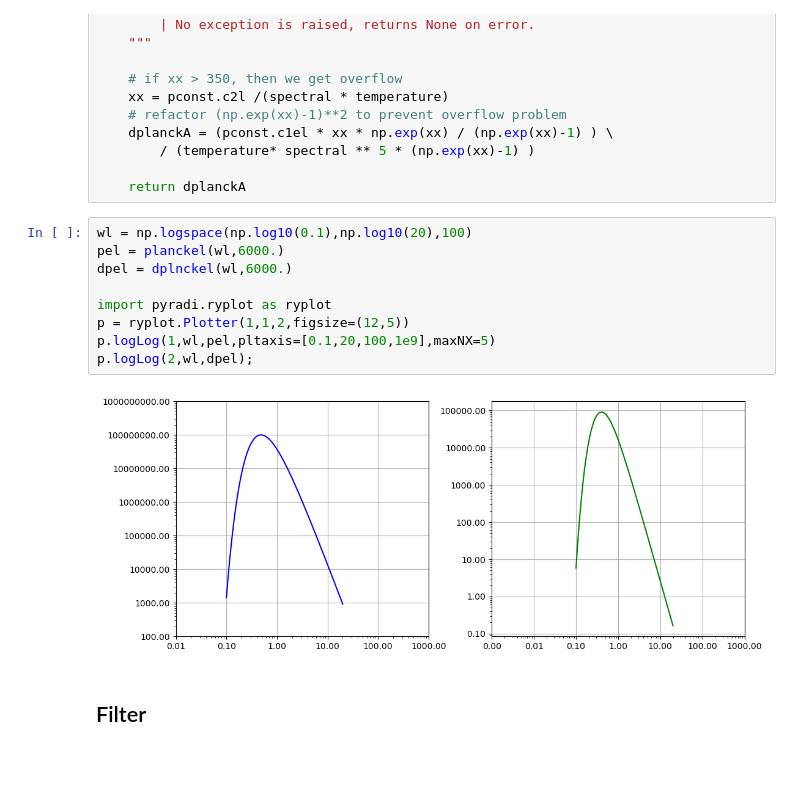
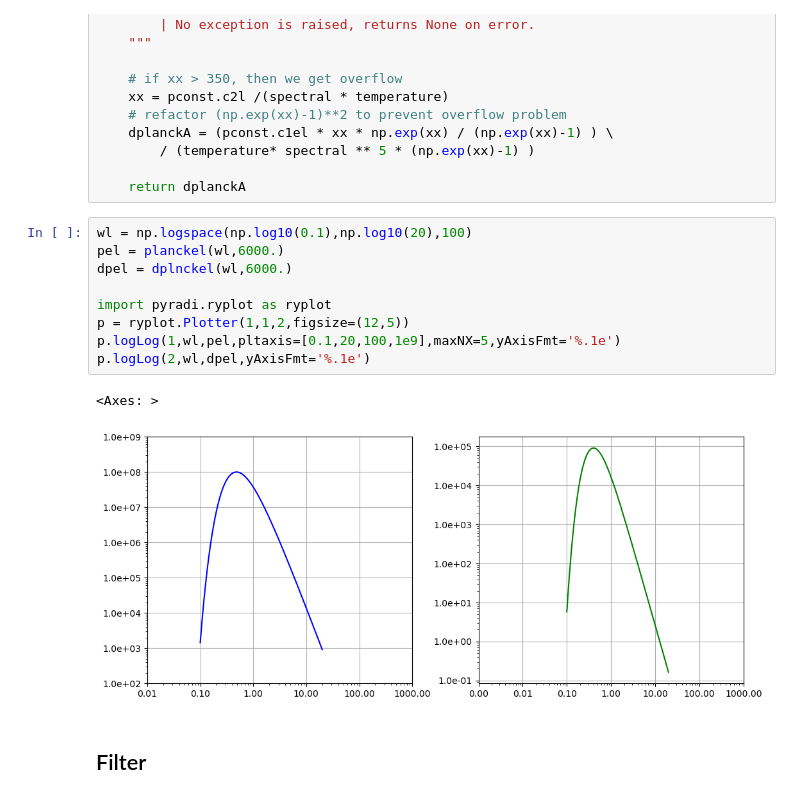
Before and after one commit to NelisW/pyradi, a Jupyter notebook: pyradi/examples/bookcode.ipynb, the cells around one changed output. Saved outputs shown, nothing was run; the diff lists cells and outputs as text; blank space fills up the shorter version.

```diff
--- a/pyradi/examples/bookcode.ipynb
+++ b/pyradi/examples/bookcode.ipynb
@@ -108,14 +108,15 @@ def dplnckel(spectral, temperature):
 # %%
 wl = np.logspace(np.log10(0.1),np.log10(20),100)
 pel = planckel(wl,6000.)
 dpel = dplnckel(wl,6000.)
 
 import pyradi.ryplot as ryplot
 p = ryplot.Plotter(1,1,2,figsize=(12,5))
-p.logLog(1,wl,pel,pltaxis=[0.1,20,100,1e9],maxNX=5)
-p.logLog(2,wl,dpel);
+p.logLog(1,wl,pel,pltaxis=[0.1,20,100,1e9],maxNX=5,yAxisFmt='%.1e')
+p.logLog(2,wl,dpel,yAxisFmt='%.1e')
 # %% [output]
+<Axes: >
-[figure, old version]
+[figure, new version]
 # %% [markdown]
 ## Filter
 # %%
```
Also changed, not shown: parts of 3 cells of this notebook, 6 other files.
